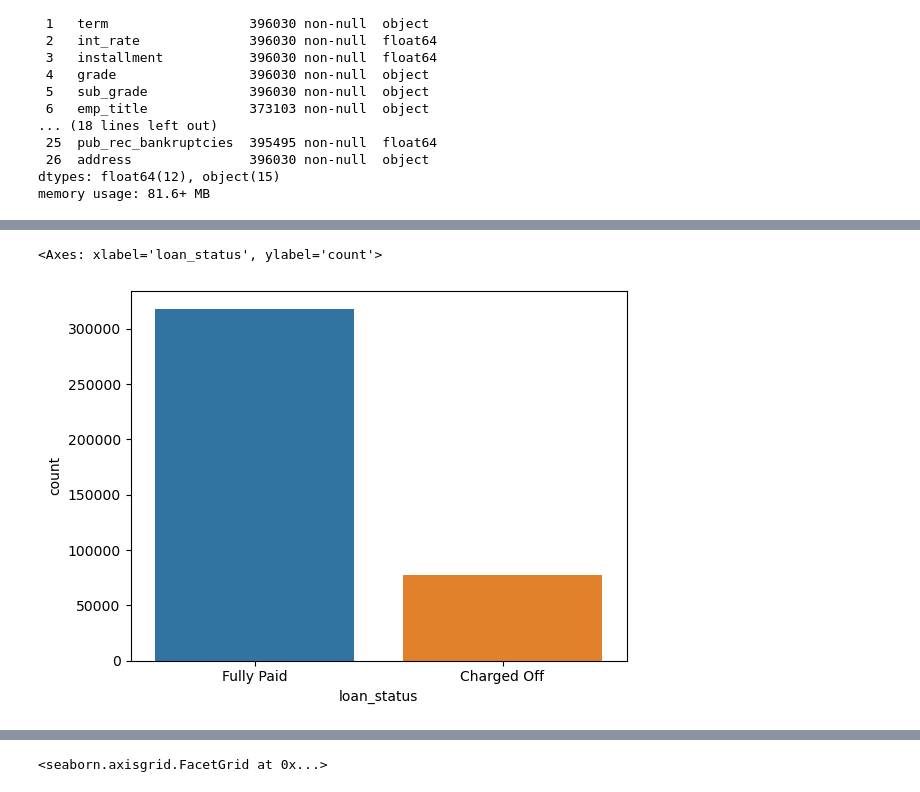
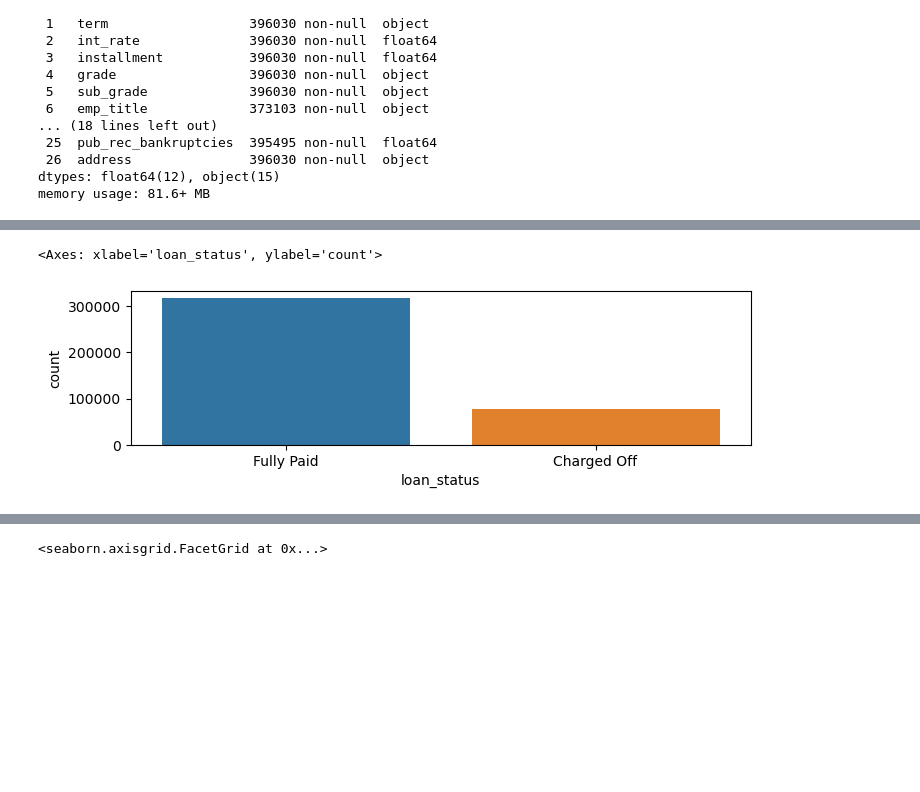
Before and after one commit to Calesua/LendingClub_Analytics-NN-Tensorflow-, a Jupyter notebook: Keras Project Solo.ipynb, the cells around one changed output, grey strips where cells are left out. Drawn from its saved outputs; the diff is of its cells as text; code cells hidden in the pictures; blank space fills up the shorter version.

```diff
--- a/Keras Project Solo.ipynb
+++ b/Keras Project Solo.ipynb
@@ -32,8 +23,8 @@ import numpy as np
 import pandas as pd                          # Allows working with dataframes
 import matplotlib.pyplot as plt              # Graphics package
 import seaborn as sns                        # Enhanced graphics package
-sns.set_style='darkgrid'
-%matplotlib inline
-from datetime import datetime as dt
+sns.set_style('darkgrid')
+
+#from datetime import datetime as dt
 
 import re                                    #regex(regular expression) module
@@ -143,5 +91,7 @@ lc_loan[['emp_title','emp_length','title','revol_util','mort_acc','pub_rec_bankr
 # %%
+# Proportion of Fully paid/Charged off loans
+plt.figure(figsize=(8,2))
 sns.countplot(data=lc_loan, x='loan_status')
 # %% [output]
 <Axes: xlabel='loan_status', ylabel='count'>
-[figure, old version]
+[figure, new version]
```
Also changed, not shown: parts of 26 cells of this notebook.
